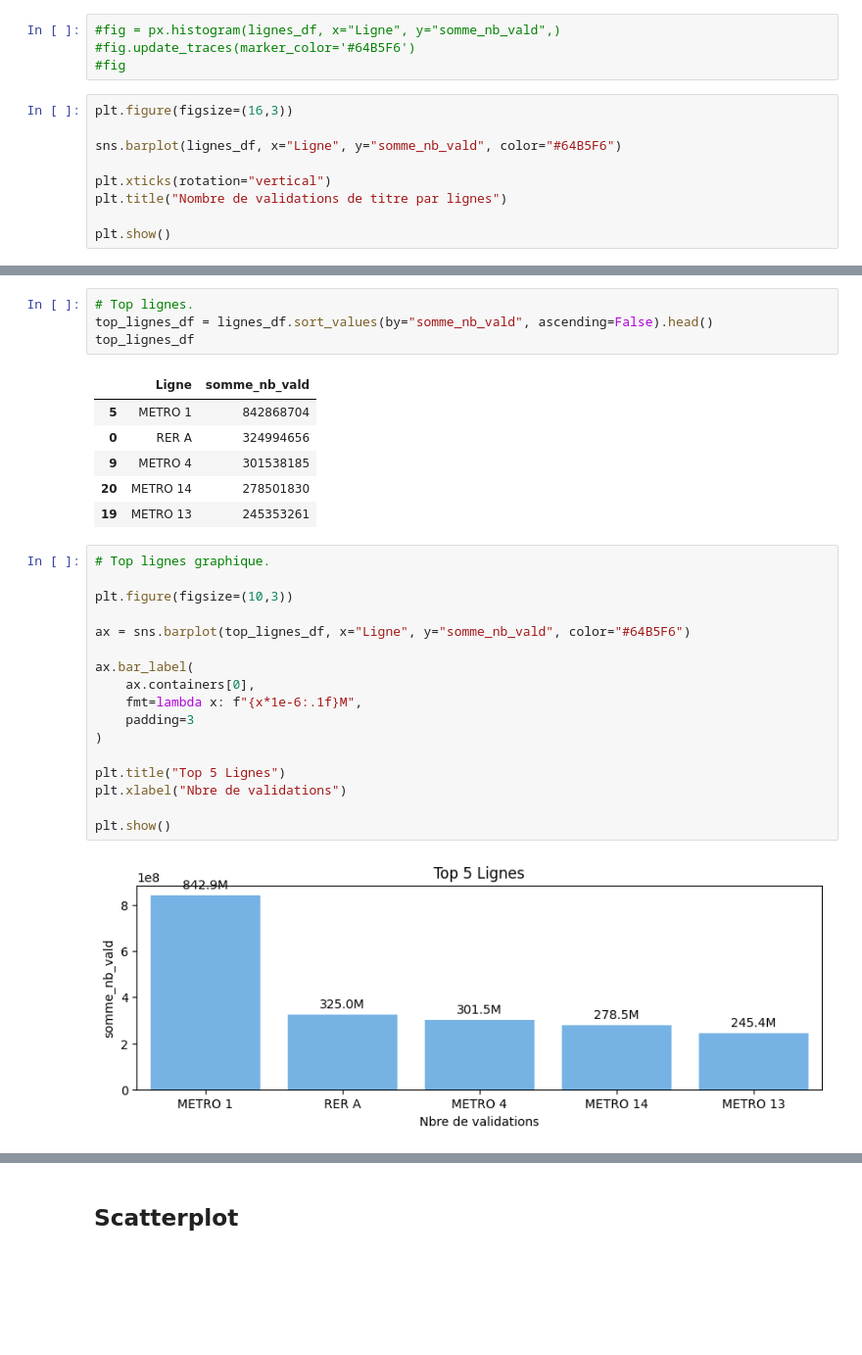
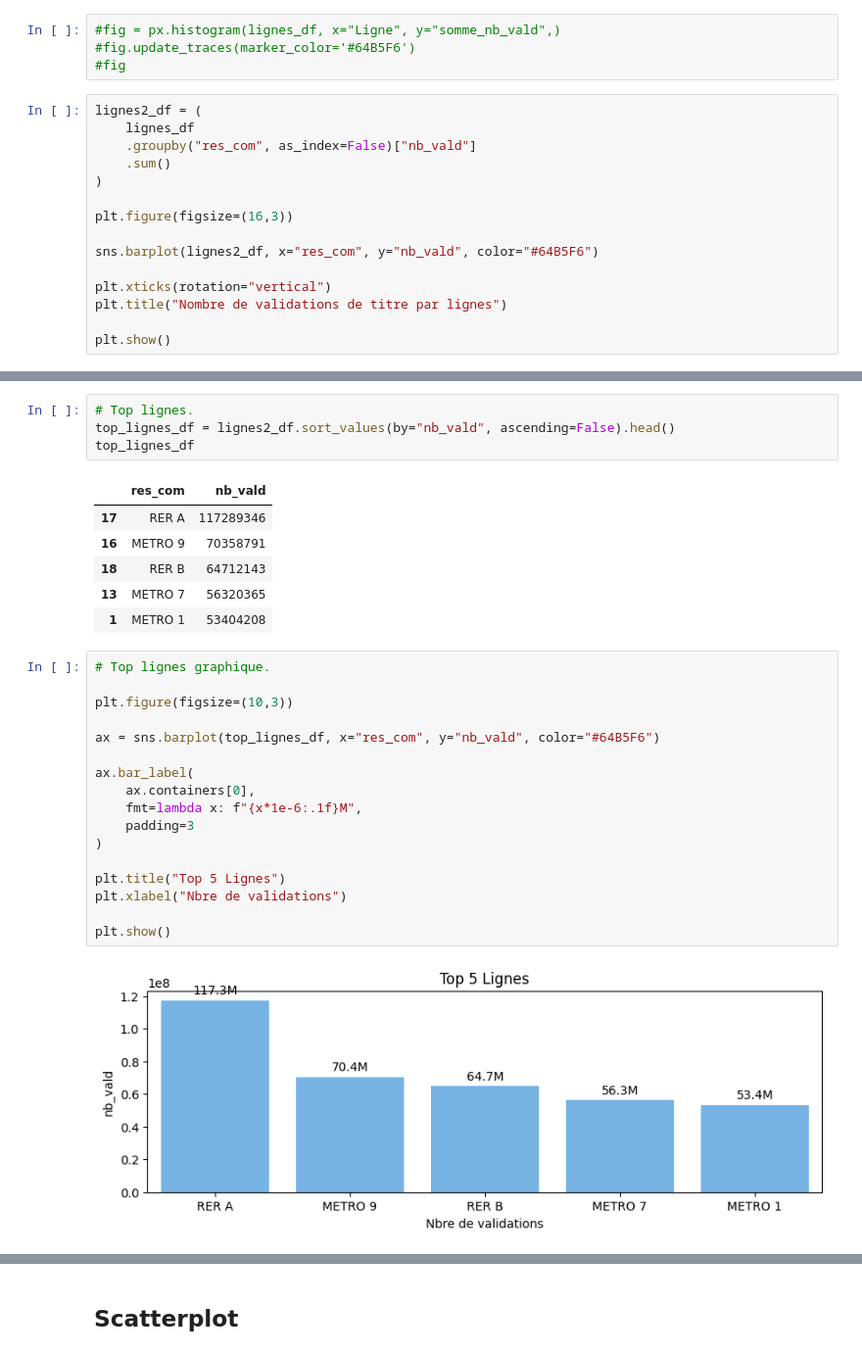
Before and after one commit to m1111111ke/idfm, a Jupyter notebook: notebooks/2_idfm_analyses.ipynb, the cells around one changed output, grey strips where cells are left out. Shown at 98% size. Drawn from its saved outputs; the diff is of its cells as text; blank space fills up the shorter version.

```diff
--- a/notebooks/2_idfm_analyses.ipynb
+++ b/notebooks/2_idfm_analyses.ipynb
@@ -125,9 +125,15 @@ lignes_df.head()
 #fig.update_traces(marker_color='#64B5F6')
 #fig
 # %%
+lignes2_df = (
+    lignes_df
+    .groupby("res_com", as_index=False)["nb_vald"]
+    .sum()
+)
+
 plt.figure(figsize=(16,3))
 
-sns.barplot(lignes_df, x="Ligne", y="somme_nb_vald", color="#64B5F6")
+sns.barplot(lignes2_df, x="res_com", y="nb_vald", color="#64B5F6")
 
 plt.xticks(rotation="vertical")
 plt.title("Nombre de validations de titre par lignes")
@@ -138,30 +144,30 @@ plt.show()
 # %%
 # Top lignes.
-top_lignes_df = lignes_df.sort_values(by="somme_nb_vald", ascending=False).head()
+top_lignes_df = lignes2_df.sort_values(by="nb_vald", ascending=False).head()
 top_lignes_df
 # %% [output]
-|  | Ligne | somme_nb_vald |
-| 5 | METRO 1 | 842868704 |
-| 0 | RER A | 324994656 |
-| 9 | METRO 4 | 301538185 |
-| 20 | METRO 14 | 278501830 |
-| 19 | METRO 13 | 245353261 |
+|  | res_com | nb_vald |
+| 17 | RER A | 117289346 |
+| 16 | METRO 9 | 70358791 |
+| 18 | RER B | 64712143 |
+| 13 | METRO 7 | 56320365 |
+| 1 | METRO 1 | 53404208 |
 # %%
 # Top lignes graphique.
 
 plt.figure(figsize=(10,3))
 
-ax = sns.barplot(top_lignes_df, x="Ligne", y="somme_nb_vald", color="#64B5F6")
+ax = sns.barplot(top_lignes_df, x="res_com", y="nb_vald", color="#64B5F6")
 
 ax.bar_label(
     ax.containers[0],
     fmt=lambda x: f"{x*1e-6:.1f}M",
     padding=3
 )
 
 plt.title("Top 5 Lignes")
 plt.xlabel("Nbre de validations")
 
 plt.show()
 # %% [output]
-[figure, old version]
+[figure, new version]
```
Also changed, not shown: parts of 5 cells of this notebook, 1 other file.
